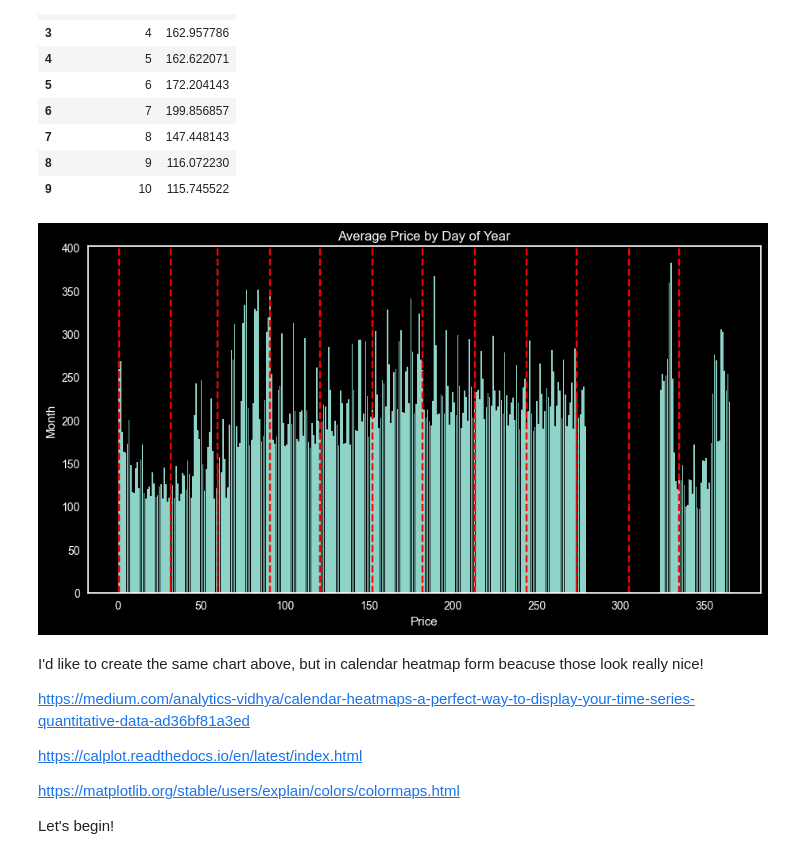
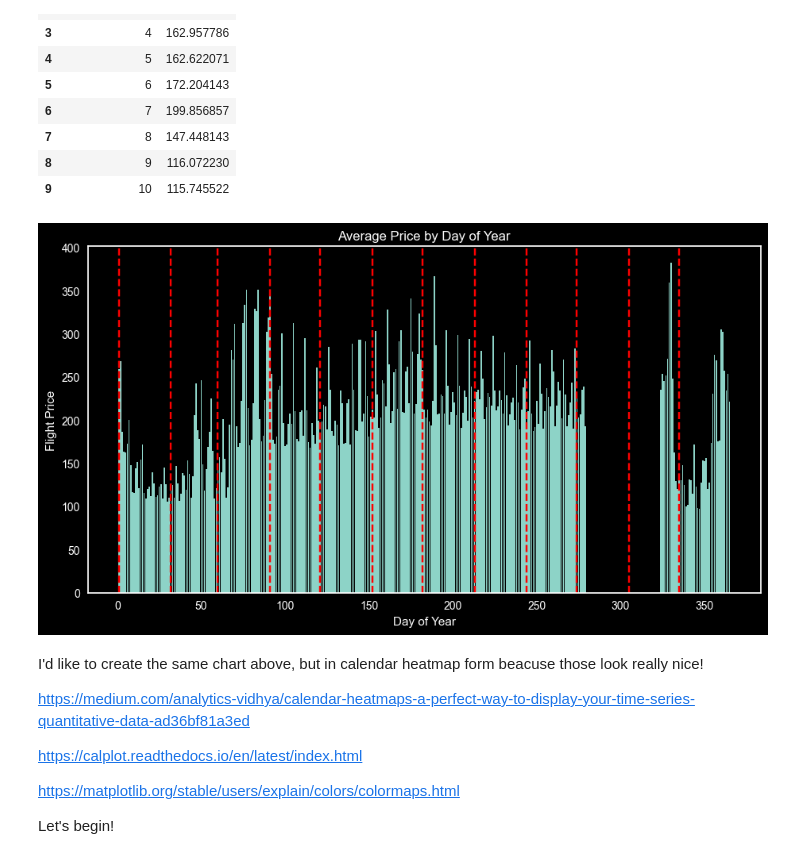
Before and after one commit to jeremyabeard5/MSDS696, a Jupyter notebook: FlightPrice.ipynb, the cells around one changed output. Cells and saved outputs as stored; diff of their text form; code cells hidden in the pictures.

```diff
--- a/FlightPrice.ipynb
+++ b/FlightPrice.ipynb
@@ -740,19 +743,20 @@ df_doy.head(10)
 # %%
 fig3, ax3 = plt.subplots(figsize=(12,8))
 plt.rc('font', size=100)
 bars = ax3.bar(df_doy['deptDayOfYear'], df_doy['price'])
-ax3.set(ylabel='Month', xlabel='Price', title='Average Price by Day of Year')
+ax3.set(ylabel='Flight Price', xlabel='Day of Year', title='Average Price by Day of Year')
 
 # Add vertical lines for the months ( https://stackoverflow.com/questions/71419004/how-to-plot-vertical-lines-at-specific-dates-in-matplotlib )
 month_days = [1, 32, 60, 91, 121, 152, 182, 213, 244, 274, 305, 335]
 for day in month_days:
    ax3.axvline(x=day, color='red', linestyle='--')
 
 plt.tight_layout()
 plt.grid(False)
-plt.show()
+#plt.show()
+plt.savefig('output/03-avg-price-by-doy.png', dpi=dpi)
 # %% [output]
-[figure, old version]
+[figure, new version]
 # %% [markdown]
 I'd like to create the same chart above, but in calendar heatmap form beacuse those look really nice!
 
```
Also changed, not shown: parts of 30 cells of this notebook, 13 other files.
